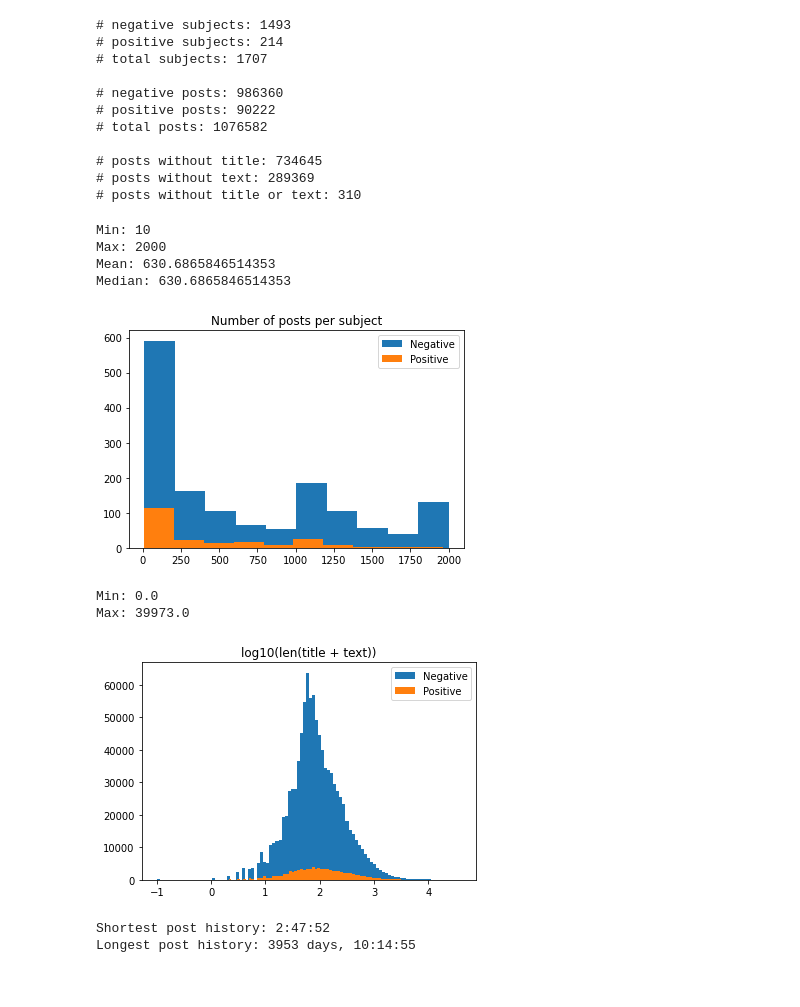
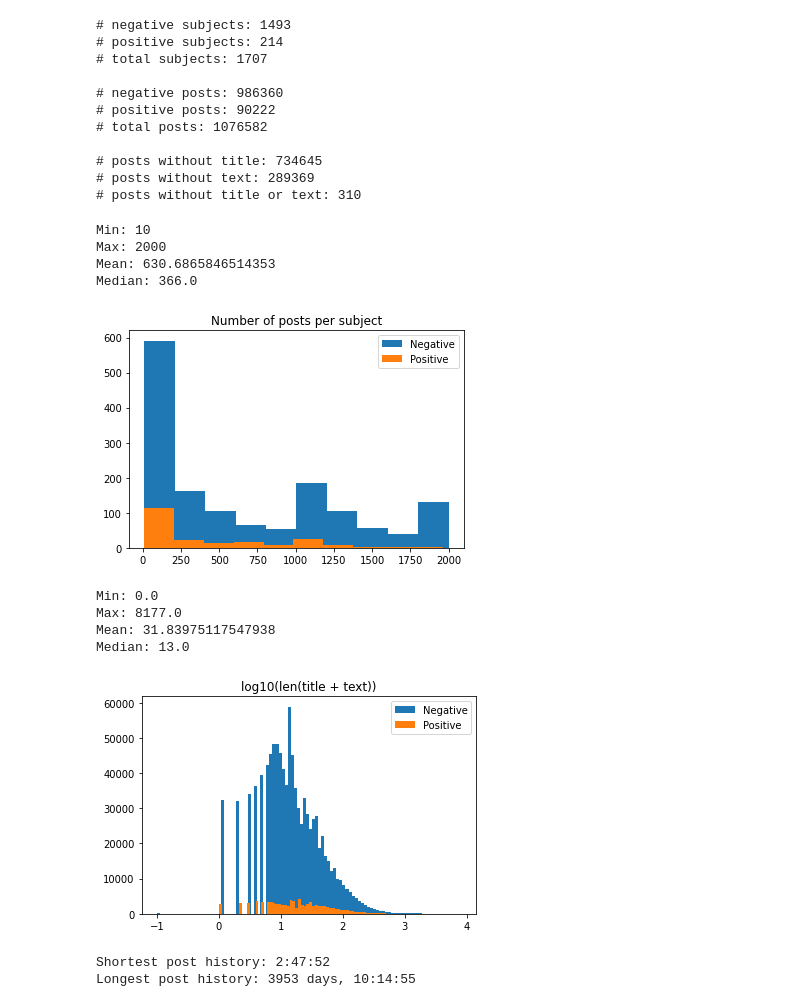
Before and after one commit to saeub/eRisk2022-LauSAn, a Jupyter notebook: exploration.ipynb, the cells around one changed output. Cells and saved outputs as stored; diff of their text form; code cells hidden in the pictures.

```diff
--- a/exploration.ipynb
+++ b/exploration.ipynb
@@ -54,28 +54,32 @@ ax.legend()
 print("Min:", min(num_neg_posts + num_pos_posts))
 print("Max:", max(num_neg_posts + num_pos_posts))
 print("Mean:", np.mean(num_neg_posts + num_pos_posts))
-print("Median:", np.mean(num_neg_posts + num_pos_posts))
+print("Median:", np.median(num_neg_posts + num_pos_posts))
 # %% [output]
 Min: 10
 Max: 2000
 Mean: 630.6865846514353
-Median: 630.6865846514353
+Median: 366.0
 [figure]
 # %%
 alpha = 0.1
-neg_post_lens = [len(post.title + post.text) + alpha for subject in neg_subjects for post in subject.posts]
-pos_post_lens = [len(post.title + post.text) + alpha for subject in pos_subjects for post in subject.posts]
+neg_post_lens = [len((post.title + post.text).split()) + alpha for subject in neg_subjects for post in subject.posts]
+pos_post_lens = [len((post.title + post.text).split()) + alpha for subject in pos_subjects for post in subject.posts]
 fig, ax = plt.subplots()
 ax.set_title("log10(len(title + text))")
 ax.hist(np.log10(neg_post_lens), bins=100, label="Negative")
 ax.hist(np.log10(pos_post_lens), bins=100, label="Positive")
 ax.legend()
 print("Min:", min(neg_post_lens + pos_post_lens) - alpha)
 print("Max:", max(neg_post_lens + pos_post_lens) - alpha)
+print("Mean:", np.mean(neg_post_lens + pos_post_lens) - alpha)
+print("Median:", np.median(neg_post_lens + pos_post_lens) - alpha)
 # %% [output]
 Min: 0.0
-Max: 39973.0
+Max: 8177.0
+Mean: 31.83975117547938
+Median: 13.0
-[figure, old version]
+[figure, new version]
 # %%
 alpha = 0.1
 neg_post_intervals = [(post2.date - post1.date).total_seconds() + alpha for subject in neg_subjects for post1, post2 in zip(subject.posts, subject.posts[1:])]
```
Also changed, not shown: 1 other file.
